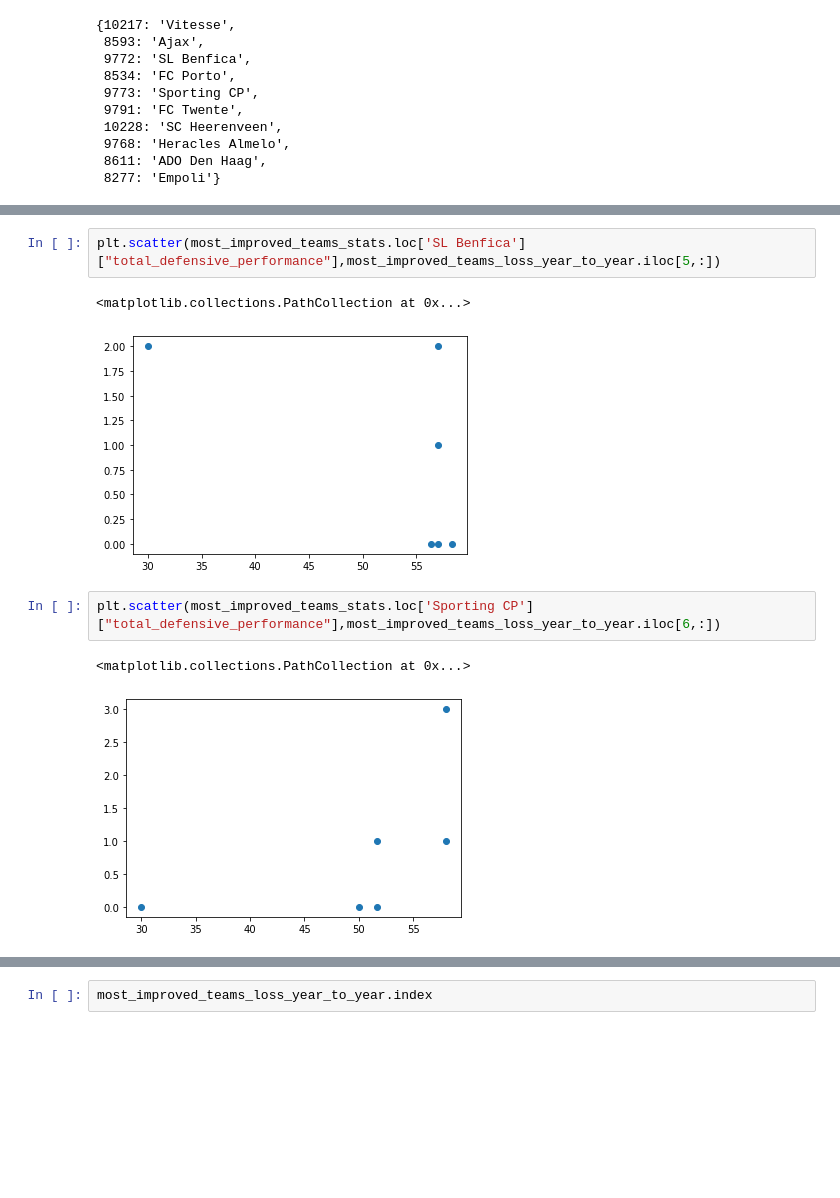
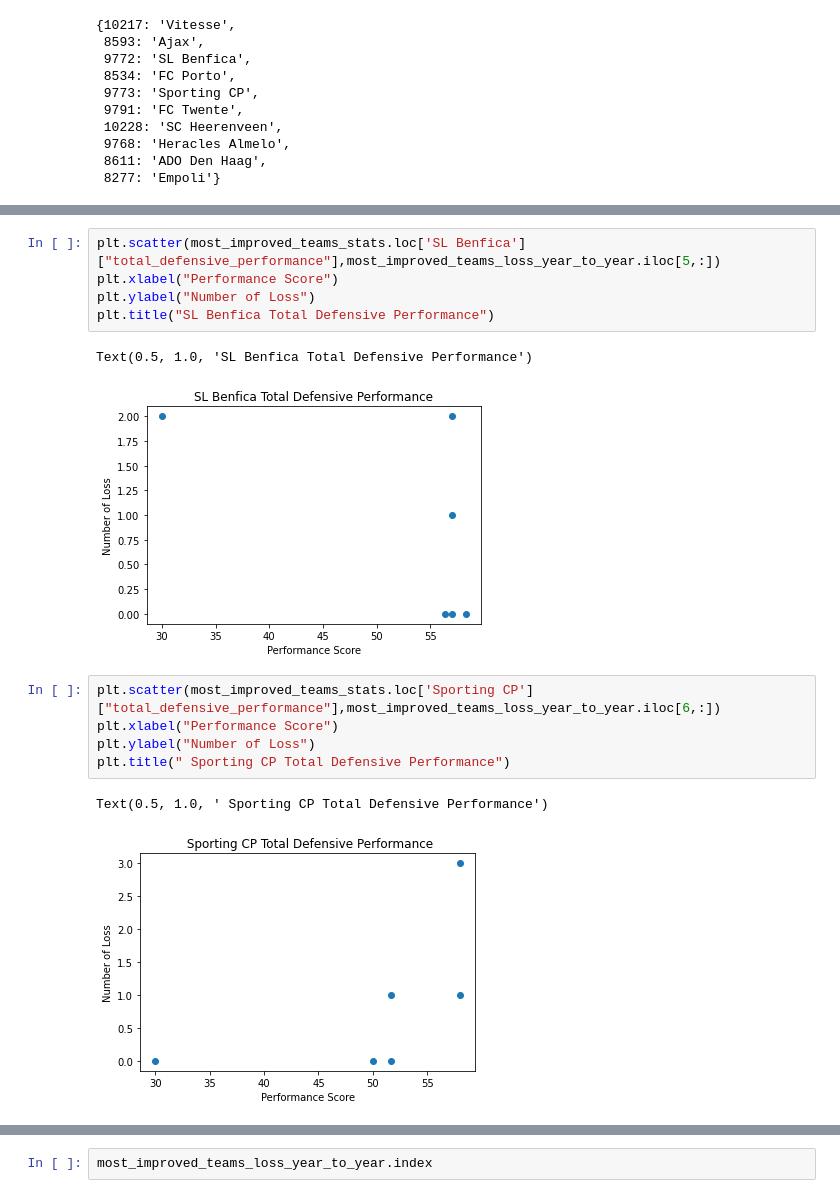
Before and after one commit to ardeshirsaadat/Investigate-a-Dataset, a Jupyter notebook: Investigate_a_Dataset.ipynb, the cells around one changed output, grey strips where cells are left out. Cells and saved outputs as stored; diff of their text form; blank space fills up the shorter version.

```diff
--- a/Investigate_a_Dataset.ipynb
+++ b/Investigate_a_Dataset.ipynb
@@ -610,12 +606,18 @@ plt.scatter(most_improved_teams_stats.loc['Ajax']["total_defensive_performance"]
 # %%
 plt.scatter(most_improved_teams_stats.loc['SL Benfica']["total_defensive_performance"],most_improved_teams_loss_year_to_year.iloc[5,:])
+plt.xlabel("Performance Score")
+plt.ylabel("Number of Loss")
+plt.title("SL Benfica Total Defensive Performance")
 # %% [output]
-<matplotlib.collections.PathCollection at 0x...>
+Text(0.5, 1.0, 'SL Benfica Total Defensive Performance')
-[figure, old version]
+[figure, new version]
 # %%
 plt.scatter(most_improved_teams_stats.loc['Sporting CP']["total_defensive_performance"],most_improved_teams_loss_year_to_year.iloc[6,:])
+plt.xlabel("Performance Score")
+plt.ylabel("Number of Loss")
+plt.title(" Sporting CP Total Defensive Performance")
 # %% [output]
-<matplotlib.collections.PathCollection at 0x...>
+Text(0.5, 1.0, ' Sporting CP Total Defensive Performance')
-[figure, old version]
+[figure, new version]
 # %%
 plt.scatter(most_improved_teams_stats.loc['FC Twente']["total_defensive_performance"],most_improved_teams_loss_year_to_year.iloc[7,:])
```
Also changed, not shown: parts of 44 cells of this notebook, 1 other file.
